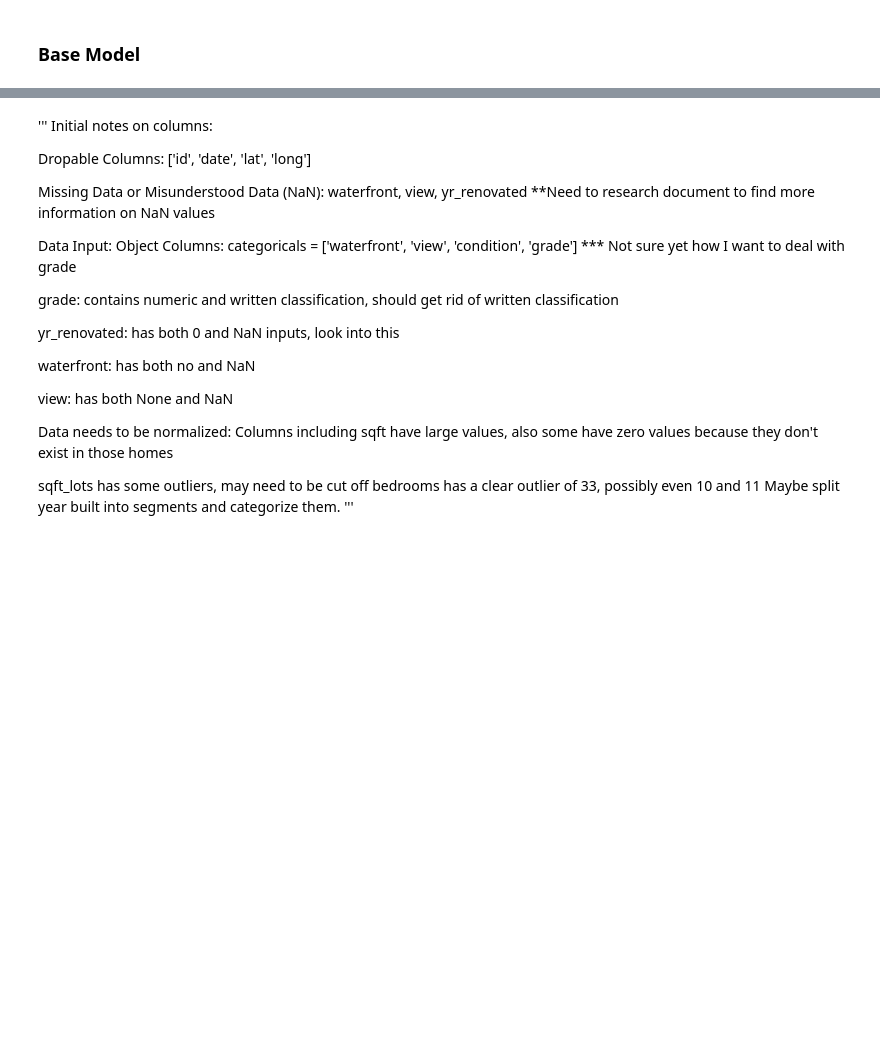
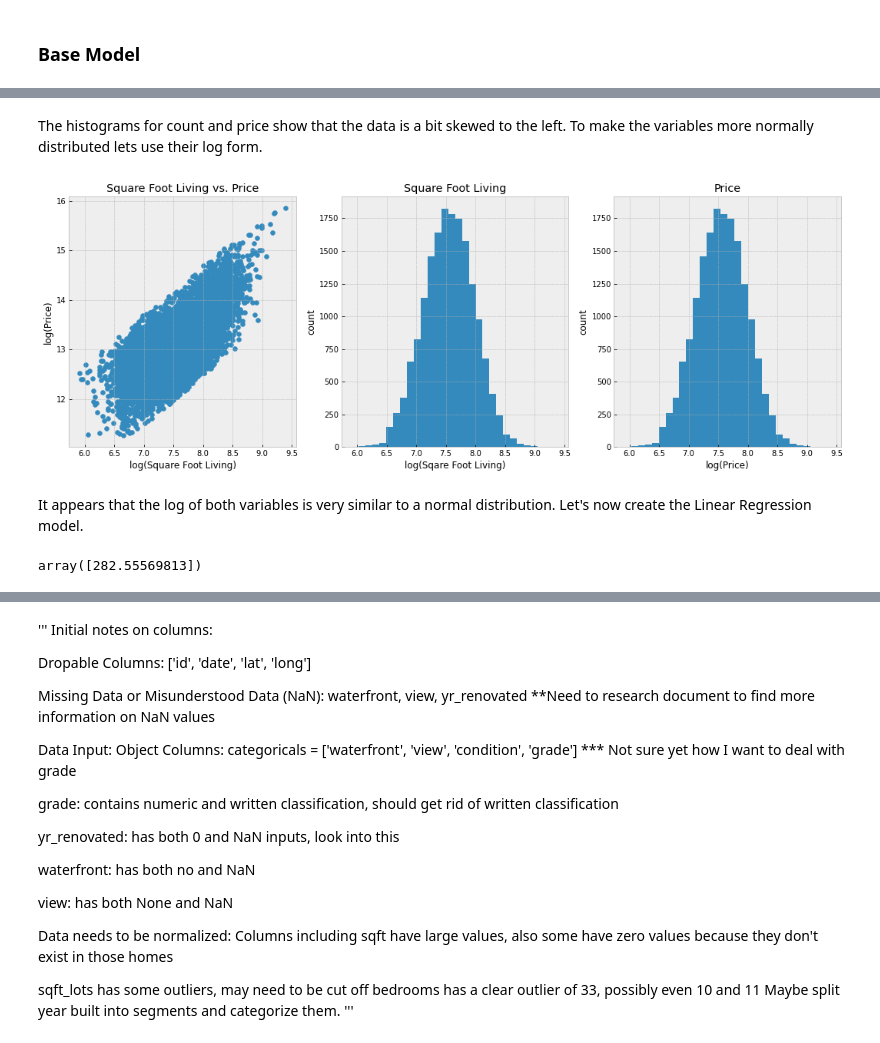
Before and after one commit to cschneck7/phase-2-project, a Jupyter notebook: EDA_notebook.ipynb, the cells around one changed output, grey strips where cells are left out. Drawn from its saved outputs; the diff is of its cells as text; code cells hidden in the pictures; blank space fills up the shorter version.

```diff
--- a/EDA_notebook.ipynb
+++ b/EDA_notebook.ipynb
@@ -258,0 +299,41 @@ The variable with the highest correlatin to `price` is `sqft_living`. Let's defi
+# %% [markdown]
+The histograms for count and price show that the data is a bit skewed to the left. To make the variables more normally distributed lets use their log form.
+# %%
+def base_plots_log(x, y):
+    '''
+    Figure to plot log scatter and histograms for price and sqft_living for base model
+    Inputs: x=price, y=sqft_living
+    Output: Scatter plot of log price vs. log sqft_living,
+            histograms of log price and log sqft_living
+    '''
+
+    fig, axes = plt.subplots(figsize=(18,6), ncols=3, nrows=1)
+
+#     takes log of variable
+    x_log = np.log(x)
+    y_log = np.log(y)
+
+#     log Price vs log Square Foot Living Scatter Plot
+    axes[0].scatter(x_log,y_log)
+    axes[0].set_ylabel('log(Price)')
+    axes[0].set_xlabel('log(Square Foot Living)')
+    axes[0].set_title('Square Foot Living vs. Price')
+
+#     Log Square Foot Living Histogram
+    axes[1].hist(x_log, bins=30)
+    axes[1].set_xlabel('log(Sqare Foot Living)')
+    axes[1].set_ylabel('count')
+    axes[1].set_title('Square Foot Living')
+
+#     Log Price Histrogram
+    axes[2].hist(x_log, bins=30)
+    axes[2].set_xlabel('log(Price)')
+    axes[2].set_ylabel('count')
+    axes[2].set_title('Price')
+# %%
+# Plots the log transformed figures
+base_plots_log(X_train.sqft_living, y_train)
+# %% [output]
+[figure, added]
+# %% [markdown]
+It appears that the log of both variables is very similar to a normal distribution. Let's now create the Linear Regression model.
@@ -258,0 +354,4 @@ The variable with the highest correlatin to `price` is `sqft_living`. Let's defi
+# %%
+linreg_base.coef_
+# %% [output]
+array([282.55569813])
```
Also changed, not shown: parts of 14 cells of this notebook.
